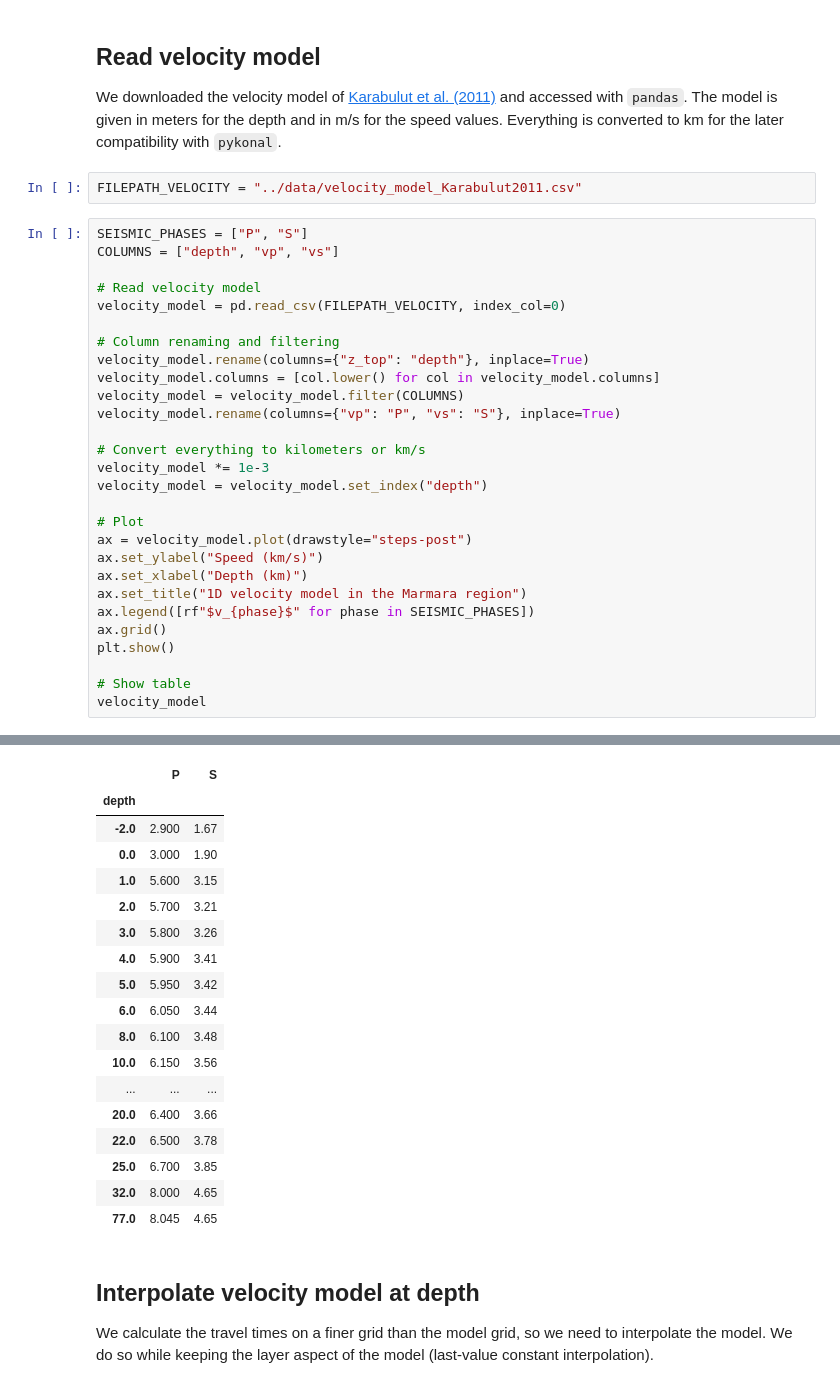
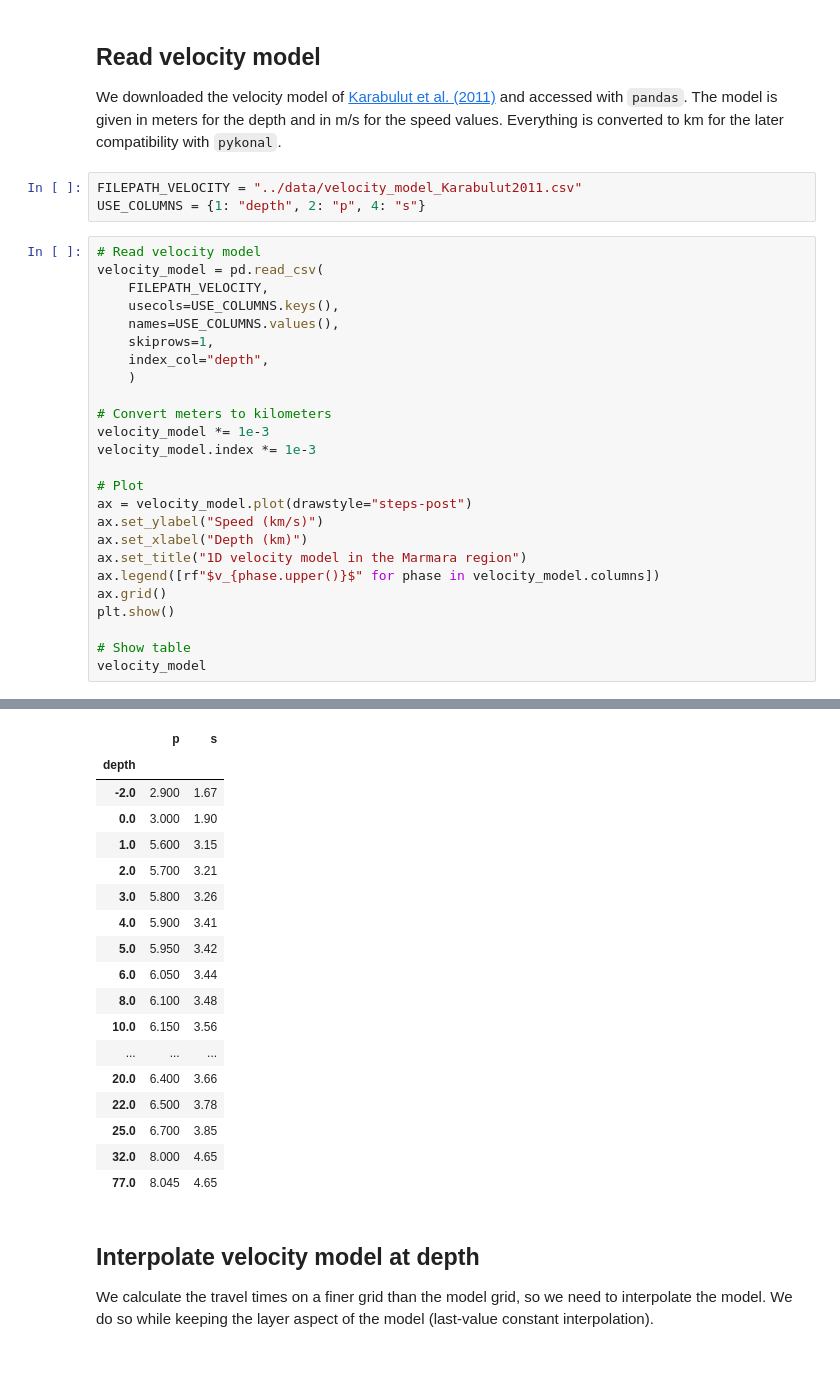
Before and after one commit to ebeauce/beampower, a Jupyter notebook: notebooks/2_travel_times.ipynb, the cells around one changed output, grey strips where cells are left out. Cells and saved outputs as stored; diff of their text form.

```diff
--- a/notebooks/2_travel_times.ipynb
+++ b/notebooks/2_travel_times.ipynb
@@ -26,37 +25,35 @@ ModuleNotFoundError: No module named 'pykonal'
 We downloaded the velocity model of [Karabulut et al. (2011)](https://www.sciencedirect.com/science/article/pii/S0040195111002903?casa_token=wTzEUe0IdicAAAAA:fYbKmGkHHrQfyLicd0lO4Ai451jT6h_yTF6ZZXrvglpw9rXDTVVzWzIWNQ0aFAFbMJ_pU6I) and accessed with `pandas`. The model is given in meters for the depth and in m/s for the speed values. Everything is converted to km for the later compatibility with `pykonal`.
 # %%
 FILEPATH_VELOCITY = "../data/velocity_model_Karabulut2011.csv"
+USE_COLUMNS = {1: "depth", 2: "p", 4: "s"}
 # %%
-SEISMIC_PHASES = ["P", "S"]
-COLUMNS = ["depth", "vp", "vs"]
+# Read velocity model
+velocity_model = pd.read_csv(
+    FILEPATH_VELOCITY,
+    usecols=USE_COLUMNS.keys(),
+    names=USE_COLUMNS.values(),
+    skiprows=1,
+    index_col="depth",
+    )
 
-# Read velocity model
-velocity_model = pd.read_csv(FILEPATH_VELOCITY, index_col=0)
-
-# Column renaming and filtering
-velocity_model.rename(columns={"z_top": "depth"}, inplace=True)
-velocity_model.columns = [col.lower() for col in velocity_model.columns]
-velocity_model = velocity_model.filter(COLUMNS)
-velocity_model.rename(columns={"vp": "P", "vs": "S"}, inplace=True)
-
-# Convert everything to kilometers or km/s
+# Convert meters to kilometers
 velocity_model *= 1e-3
-velocity_model = velocity_model.set_index("depth")
+velocity_model.index *= 1e-3
 
 # Plot
 ax = velocity_model.plot(drawstyle="steps-post")
 ax.set_ylabel("Speed (km/s)")
 ax.set_xlabel("Depth (km)")
 ax.set_title("1D velocity model in the Marmara region")
-ax.legend([rf"$v_{phase}$" for phase in SEISMIC_PHASES])
+ax.legend([rf"$v_{phase.upper()}$" for phase in velocity_model.columns])
 ax.grid()
 plt.show()
 
 # Show table
 velocity_model
 # %% [output]
 [figure]
-|  | P | S |
+|  | p | s |
 | depth |  |  |
 | -2.0 | 2.900 | 1.67 |
 | 0.0 | 3.000 | 1.90 |
```
Also changed, not shown: parts of 8 cells of this notebook, 3 other files.
